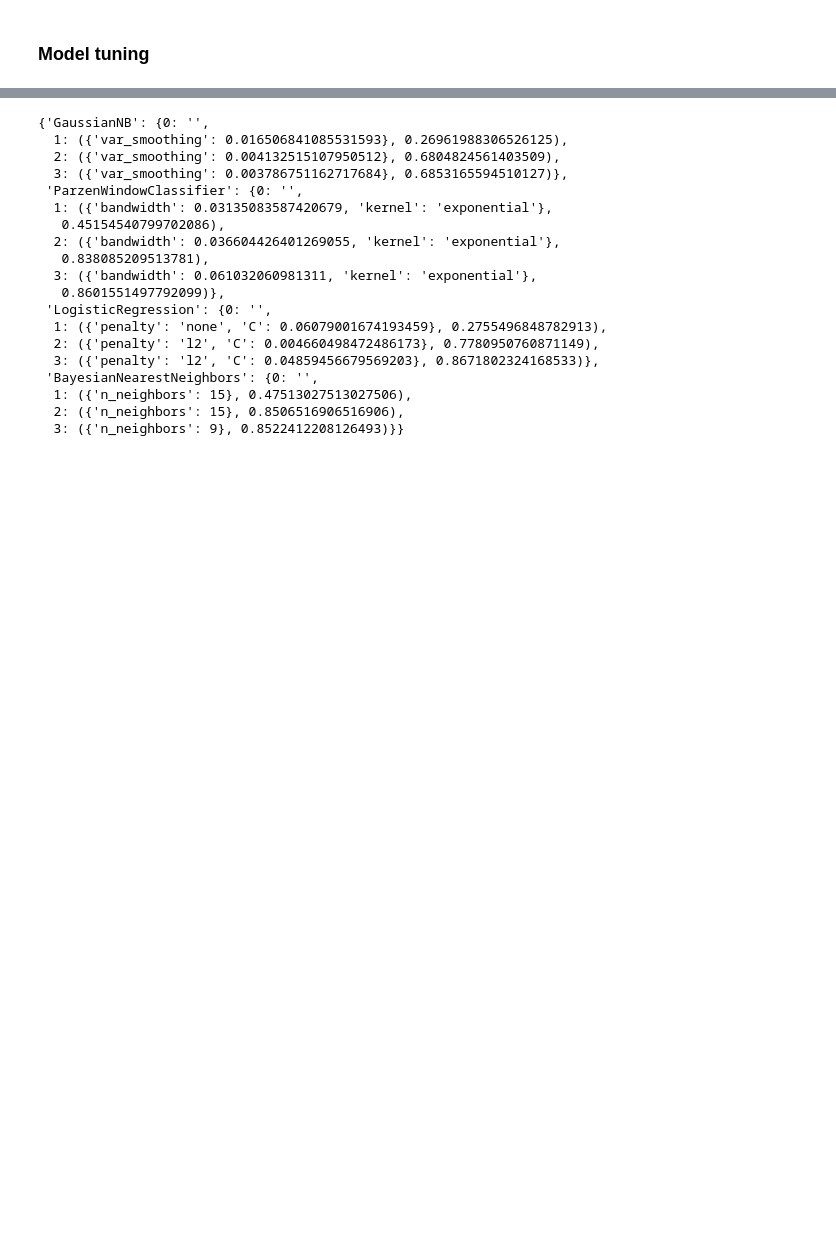
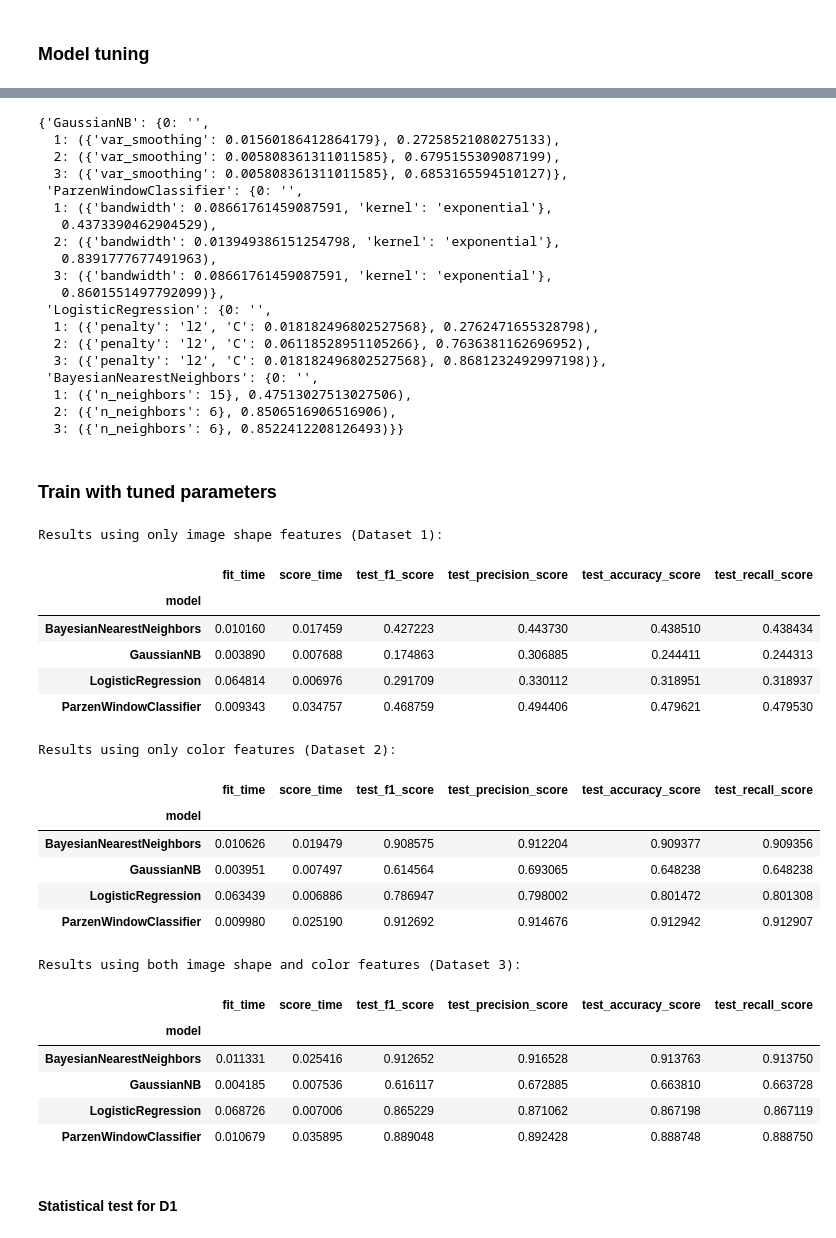
Before and after one commit to MatheusRDG/machine_learning_ufpe_2023, a Jupyter notebook: Q2.ipynb, the cells around one changed output, grey strips where cells are left out. Cells and saved outputs as stored; diff of their text form; code cells hidden in the pictures; blank space fills up the shorter version.

```diff
--- a/Q2.ipynb
+++ b/Q2.ipynb
@@ -429,7 +445,8 @@ for dataset in datasets:
 
     for model_name in models:
         search = lambda trial: objective(trial, model_name=model_name, data=valid_split)
-        study = optuna.create_study(direction="maximize")
+        sampler = optuna.samplers.TPESampler(seed=42)
+        study = optuna.create_study(direction="maximize", sampler=sampler)
         study.optimize(search, n_trials=N_TRIALS)
 
         print(
@@ -464,21 +481,71 @@ F1-score:0.852
 results
 # %% [output]
 {'GaussianNB': {0: '',
-  1: ({'var_smoothing': 0.016506841085531593}, 0.26961988306526125),
-  2: ({'var_smoothing': 0.004132515107950512}, 0.6804824561403509),
-  3: ({'var_smoothing': 0.003786751162717684}, 0.6853165594510127)},
+  1: ({'var_smoothing': 0.01560186412864179}, 0.27258521080275133),
+  2: ({'var_smoothing': 0.005808361311011585}, 0.6795155309087199),
+  3: ({'var_smoothing': 0.005808361311011585}, 0.6853165594510127)},
  'ParzenWindowClassifier': {0: '',
-  1: ({'bandwidth': 0.03135083587420679, 'kernel': 'exponential'},
-   0.45154540799702086),
-  2: ({'bandwidth': 0.036604426401269055, 'kernel': 'exponential'},
-   0.838085209513781),
-  3: ({'bandwidth': 0.061032060981311, 'kernel': 'exponential'},
+  1: ({'bandwidth': 0.08661761459087591, 'kernel': 'exponential'},
+   0.4373390462904529),
+  2: ({'bandwidth': 0.013949386151254798, 'kernel': 'exponential'},
+   0.8391777677491963),
+  3: ({'bandwidth': 0.08661761459087591, 'kernel': 'exponential'},
    0.8601551497792099)},
  'LogisticRegression': {0: '',
-  1: ({'penalty': 'none', 'C': 0.06079001674193459}, 0.2755496848782913),
-  2: ({'penalty': 'l2', 'C': 0.004660498472486173}, 0.7780950760871149),
-  3: ({'penalty': 'l2', 'C': 0.04859456679569203}, 0.8671802324168533)},
+  1: ({'penalty': 'l2', 'C': 0.018182496802527568}, 0.2762471655328798),
+  2: ({'penalty': 'l2', 'C': 0.06118528951105266}, 0.7636381162696952),
+  3: ({'penalty': 'l2', 'C': 0.018182496802527568}, 0.8681232492997198)},
  'BayesianNearestNeighbors': {0: '',
   1: ({'n_neighbors': 15}, 0.47513027513027506),
-  2: ({'n_neighbors': 15}, 0.8506516906516906),
-  3: ({'n_neighbors': 9}, 0.8522412208126493)}}
+  2: ({'n_neighbors': 6}, 0.8506516906516906),
+  3: ({'n_neighbors': 6}, 0.8522412208126493)}}
+# %% [markdown]
+### Train with tuned parameters
+# %%
+best_params = {
+    model: results[model][3][0] for model in models
+}
+
+model_list = [
+    GaussianNB(**best_params["GaussianNB"]),
+    ParzenWindowClassifier(**best_params["ParzenWindowClassifier"]),
+    LogisticRegression(**best_params["LogisticRegression"]),
+    BayesianNearestNeighbors(**best_params["BayesianNearestNeighbors"]),
+]
+
+results_df1 = model_results_to_df(stratified_cross_val(model_list, D1))
+results_df2 = model_results_to_df(stratified_cross_val(model_list, D2))
+results_df3 = model_results_to_df(stratified_cross_val(model_list, D3))
+# %%
+# Display grouped results for each dataset
+
+print('Results using only image shape features (Dataset 1):')
+display(results_df1.groupby("model").mean().drop("split", axis=1))
+print('Results using only color features (Dataset 2):')
+display(results_df2.groupby("model").mean().drop("split", axis=1))
+print('Results using both image shape and color features (Dataset 3):')
+display(results_df3.groupby("model").mean().drop("split", axis=1))
+# %% [output]
+Results using only image shape features (Dataset 1):
+|  | fit_time | score_time | test_f1_score | test_precision_score | test_accuracy_score | test_recall_score |
+| model |  |  |  |  |  |  |
+| BayesianNearestNeighbors | 0.010160 | 0.017459 | 0.427223 | 0.443730 | 0.438510 | 0.438434 |
+| GaussianNB | 0.003890 | 0.007688 | 0.174863 | 0.306885 | 0.244411 | 0.244313 |
+| LogisticRegression | 0.064814 | 0.006976 | 0.291709 | 0.330112 | 0.318951 | 0.318937 |
+| ParzenWindowClassifier | 0.009343 | 0.034757 | 0.468759 | 0.494406 | 0.479621 | 0.479530 |
+Results using only color features (Dataset 2):
+|  | fit_time | score_time | test_f1_score | test_precision_score | test_accuracy_score | test_recall_score |
+| model |  |  |  |  |  |  |
+| BayesianNearestNeighbors | 0.010626 | 0.019479 | 0.908575 | 0.912204 | 0.909377 | 0.909356 |
+| GaussianNB | 0.003951 | 0.007497 | 0.614564 | 0.693065 | 0.648238 | 0.648238 |
+| LogisticRegression | 0.063439 | 0.006886 | 0.786947 | 0.798002 | 0.801472 | 0.801308 |
+| ParzenWindowClassifier | 0.009980 | 0.025190 | 0.912692 | 0.914676 | 0.912942 | 0.912907 |
+Results using both image shape and color features (Dataset 3):
+|  | fit_time | score_time | test_f1_score | test_precision_score | test_accuracy_score | test_recall_score |
+| model |  |  |  |  |  |  |
+| BayesianNearestNeighbors | 0.011331 | 0.025416 | 0.912652 | 0.916528 | 0.913763 | 0.913750 |
+| GaussianNB | 0.004185 | 0.007536 | 0.616117 | 0.672885 | 0.663810 | 0.663728 |
+| LogisticRegression | 0.068726 | 0.007006 | 0.865229 | 0.871062 | 0.867198 | 0.867119 |
+| ParzenWindowClassifier | 0.010679 | 0.035895 | 0.889048 | 0.892428 | 0.888748 | 0.888750 |
+# %% [markdown]
+#### Statistical test for D1
```
Also changed, not shown: parts of 12 cells of this notebook.
